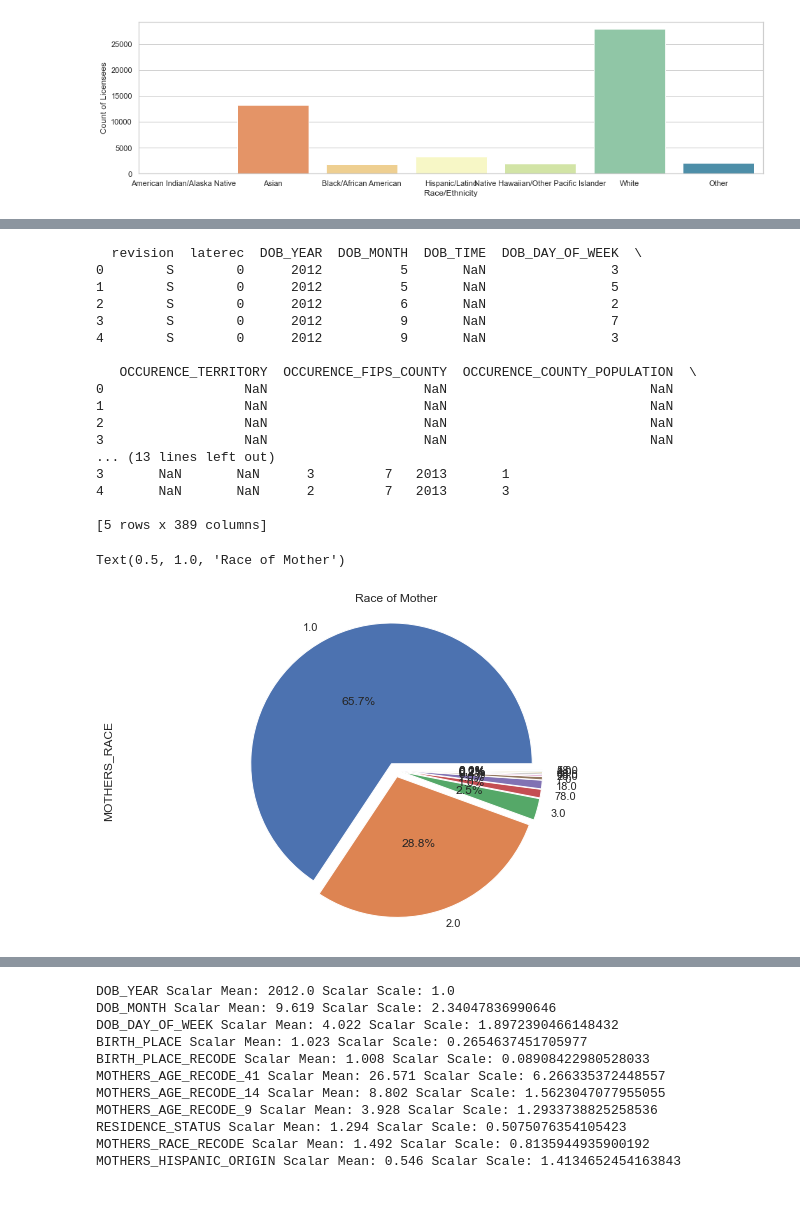
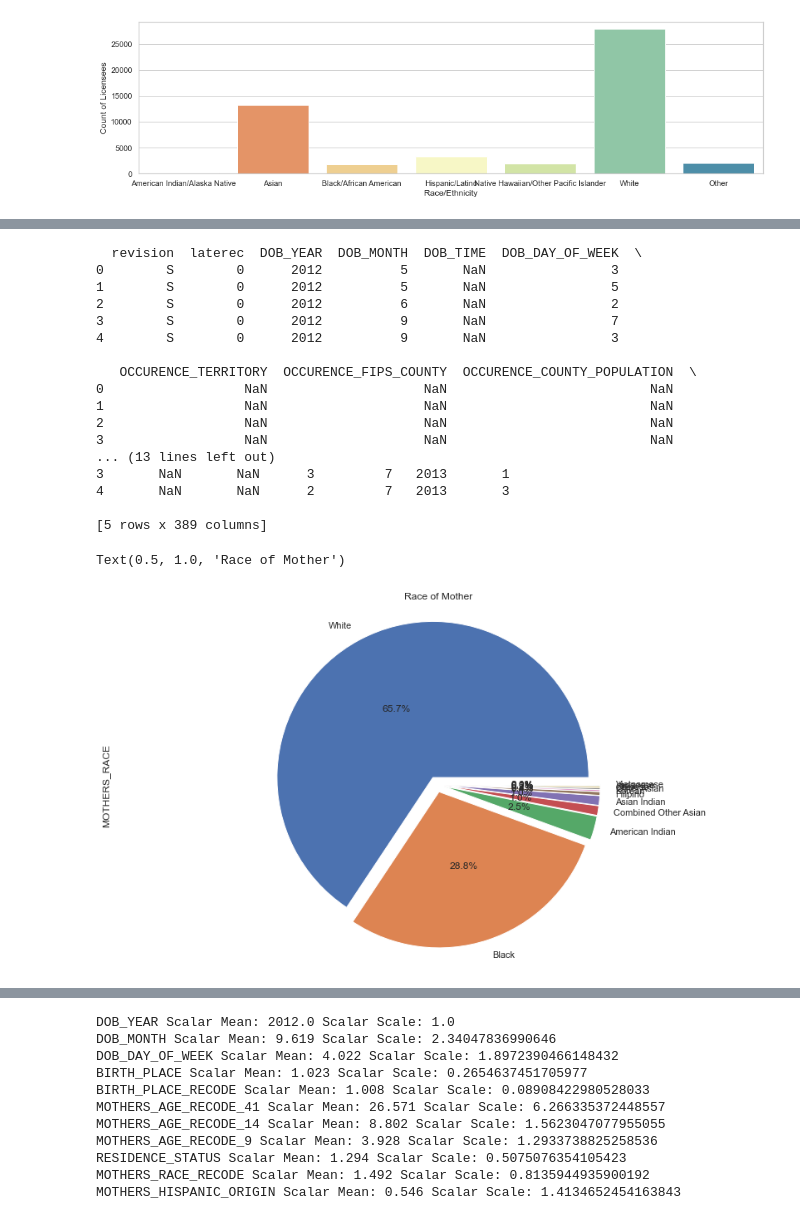
Before and after one commit to OliverCollins/team_32, a Jupyter notebook: ds4a.ipynb, the cells around one changed output, grey strips where cells are left out. Saved outputs shown, nothing was run; the diff lists cells and outputs as text; code cells hidden in the pictures.

Commit message:
fixes graphs

```diff
--- a/ds4a.ipynb
+++ b/ds4a.ipynb
@@ -96,30 +96,32 @@ Index(['revision', 'laterec', 'DOB_YEAR', 'DOB_MONTH', 'DOB_TIME',
+# %%
+race_df = births_deaths_large[births_deaths_large["MOTHERS_RACE"].notnull()]
+
+print(race_df.head(5))
+# %% [output]
+  revision  laterec  DOB_YEAR  DOB_MONTH  DOB_TIME  DOB_DAY_OF_WEEK  \
+0        S        0      2012          5       NaN                3
+1        S        0      2012          5       NaN                5
+2        S        0      2012          6       NaN                2
+3        S        0      2012          9       NaN                7
+4        S        0      2012          9       NaN                3
+
+   OCCURENCE_TERRITORY  OCCURENCE_FIPS_COUNTY  OCCURENCE_COUNTY_POPULATION  \
+0                  NaN                    NaN                          NaN
+1                  NaN                    NaN                          NaN
+2                  NaN                    NaN                          NaN
+3                  NaN                    NaN                          NaN
+... (13 lines left out)
+3       NaN       NaN      3         7   2013       1
+4       NaN       NaN      2         7   2013       3
+
+[5 rows x 389 columns]
 # %%
-race_df = births_deaths_large[births_deaths_large["MOTHERS_RACE"].notnull()]
-
-print(race_df.head(5))
-
-pie, ax = plt.subplots(figsize=[10,6])
-race_df["MOTHERS_RACE"].value_counts().plot(kind='pie', explode=[0.05]*11, autopct="%.1f%%", pctdistance=0.5)
+pie, ax = plt.subplots(figsize=[14,8])
+labels = 'White', 'Black', 'American Indian', 'Combined Other Asian', 'Asian Indian', 'Filipino', 'Korean', 'Other Asian', 'Chinese', 'Japanese', 'Vietnamese'
+race_df["MOTHERS_RACE"].value_counts().plot(kind='pie', labels=labels, explode=[0.05]*11, autopct="%.1f%%", pctdistance=0.5)
 plt.axis('equal')
 plt.title('Race of Mother')
 # %% [output]
-  revision  laterec  DOB_YEAR  DOB_MONTH  DOB_TIME  DOB_DAY_OF_WEEK  \
-0        S        0      2012          5       NaN                3
-1        S        0      2012          5       NaN                5
-2        S        0      2012          6       NaN                2
-3        S        0      2012          9       NaN                7
-4        S        0      2012          9       NaN                3
-
-   OCCURENCE_TERRITORY  OCCURENCE_FIPS_COUNTY  OCCURENCE_COUNTY_POPULATION  \
-0                  NaN                    NaN                          NaN
-1                  NaN                    NaN                          NaN
-2                  NaN                    NaN                          NaN
-3                  NaN                    NaN                          NaN
-... (13 lines left out)
-3       NaN       NaN      3         7   2013       1
-4       NaN       NaN      2         7   2013       3
-
-[5 rows x 389 columns]
+Text(0.5, 1.0, 'Race of Mother')
-Text(0.5, 1.0, 'Race of Mother')
-[figure, old version]
+[figure, new version]
 # %%
```
Also changed, not shown: parts of 3 cells of this notebook.
